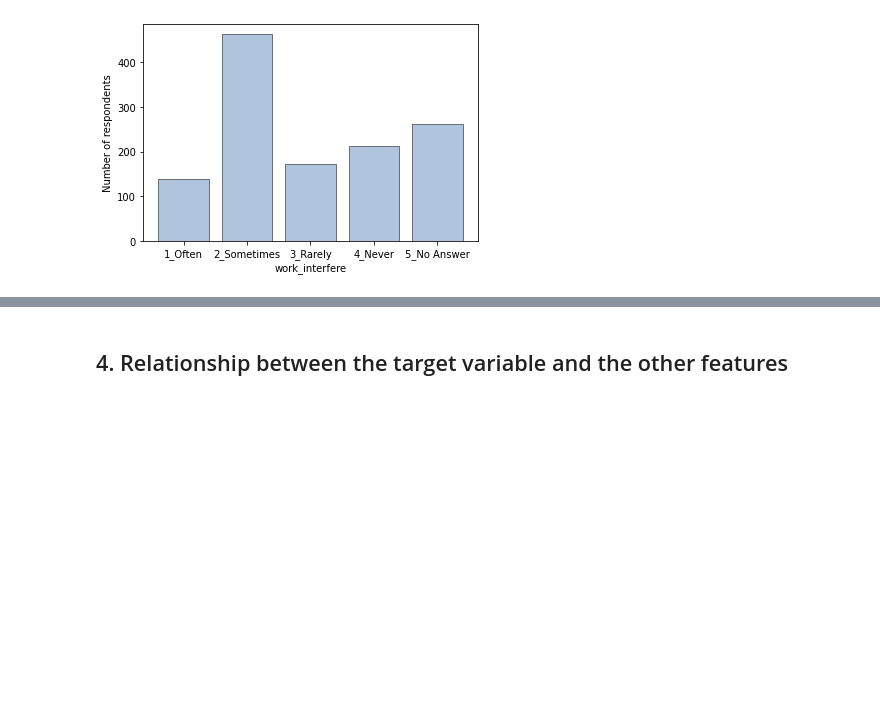
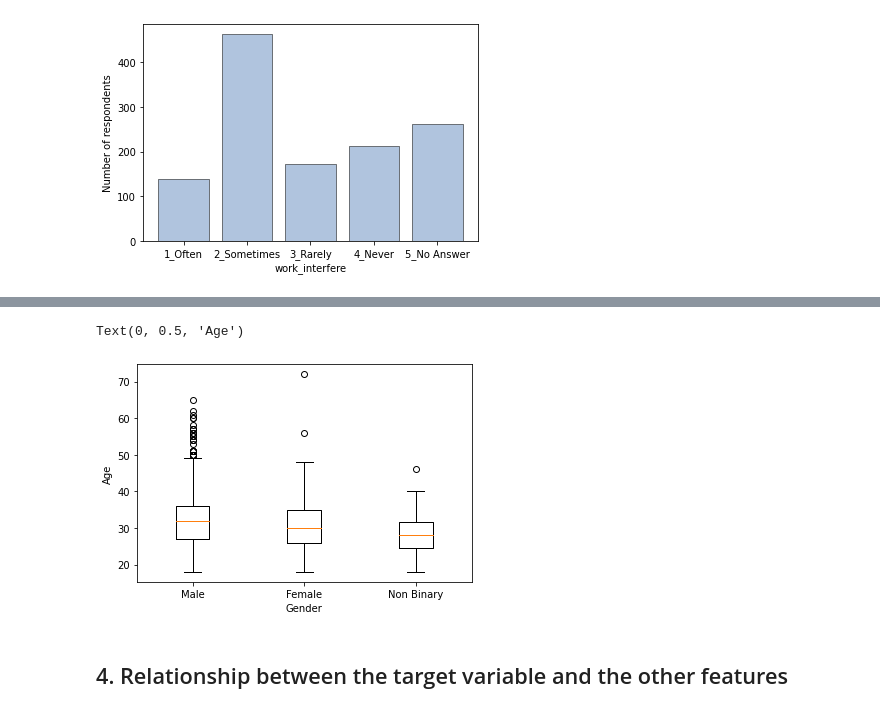
Before and after one commit to ceciliastern/ds_term_project, a Jupyter notebook: Descriptive Analysis - Mental Health Dataset.ipynb, the cells around one changed output, grey strips where cells are left out. Drawn from its saved outputs; the diff is of its cells as text; code cells hidden in the pictures; blank space fills up the shorter version.

```diff
--- a/Descriptive Analysis - Mental Health Dataset.ipynb
+++ b/Descriptive Analysis - Mental Health Dataset.ipynb
@@ -279,3 +312,14 @@ plt.show()
+# %%
+male_age = mh_df[mh_df["gender"] == "Male"]["age"]
+female_age = mh_df[mh_df["gender"] == "Female"]["age"]
+nonbinary_age = mh_df[mh_df["gender"] == "Non Binary"]["age"]
+
+plt.boxplot([male_age, female_age, nonbinary_age], labels = ["Male", "Female", "Non Binary"])
+plt.xlabel("Gender")
+plt.ylabel("Age")
+# %% [output]
+Text(0, 0.5, 'Age')
+[figure, added]
 # %% [markdown]
 ## 4. Relationship between the target variable and the other features
 # %%
```
Also changed, not shown: parts of 7 cells of this notebook.
